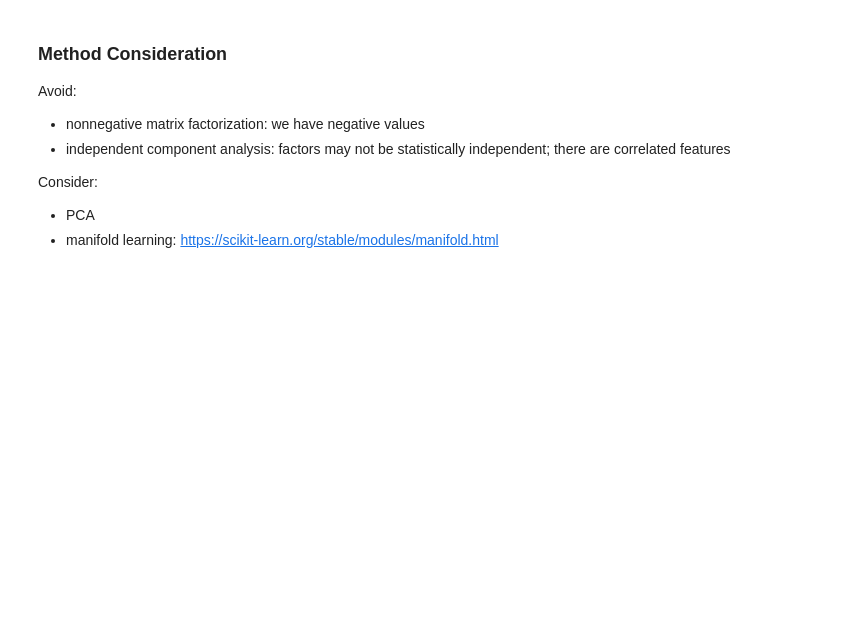
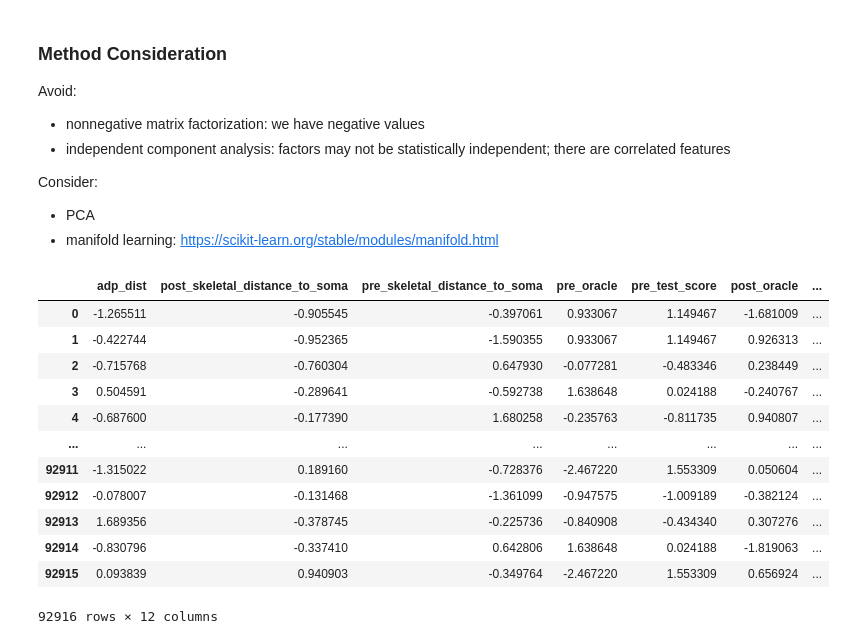
Before and after one commit to gwang034/elecfinal, a Jupyter notebook: Grace/pipeline_part1.ipynb, the cells around one changed output. Cells and saved outputs as stored; diff of their text form; code cells hidden in the pictures; blank space fills up the shorter version.

```diff
--- a/Grace/pipeline_part1.ipynb
+++ b/Grace/pipeline_part1.ipynb
@@ -60,6 +59,23 @@ def dimred_plot(X_transformed, num):
     X_plot.rename(columns={0:"x", 1:"y"}, inplace=True)
     X_plot
     sns.scatterplot(X_plot, x='x', y='y', hue='connected')
+# %%
+X_train_scaled = col_cleaner(X_train)
+X_train_scaled
+# %% [output]
+|  | adp_dist | post_skeletal_distance_to_soma | pre_skeletal_distance_to_soma | pre_oracle | pre_test_score | post_oracle | ... |
+| 0 | -1.265511 | -0.905545 | -0.397061 | 0.933067 | 1.149467 | -1.681009 | ... |
+| 1 | -0.422744 | -0.952365 | -1.590355 | 0.933067 | 1.149467 | 0.926313 | ... |
+| 2 | -0.715768 | -0.760304 | 0.647930 | -0.077281 | -0.483346 | 0.238449 | ... |
+| 3 | 0.504591 | -0.289641 | -0.592738 | 1.638648 | 0.024188 | -0.240767 | ... |
+| 4 | -0.687600 | -0.177390 | 1.680258 | -0.235763 | -0.811735 | 0.940807 | ... |
+| ... | ... | ... | ... | ... | ... | ... | ... |
+| 92911 | -1.315022 | 0.189160 | -0.728376 | -2.467220 | 1.553309 | 0.050604 | ... |
+| 92912 | -0.078007 | -0.131468 | -1.361099 | -0.947575 | -1.009189 | -0.382124 | ... |
+| 92913 | 1.689356 | -0.378745 | -0.225736 | -0.840908 | -0.434340 | 0.307276 | ... |
+| 92914 | -0.830796 | -0.337410 | 0.642806 | 1.638648 | 0.024188 | -1.819063 | ... |
+| 92915 | 0.093839 | 0.940903 | -0.349764 | -2.467220 | 1.553309 | 0.656924 | ... |
+92916 rows × 12 columns
 # %%
 model = TSNE(n_components=2, perplexity = 50)
 num = 5000
```
Also changed, not shown: parts of 4 cells of this notebook, 1 other file.
